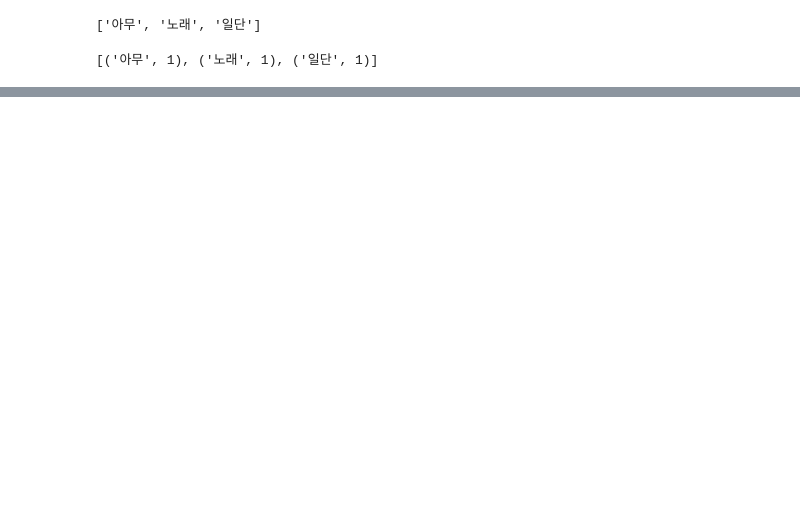
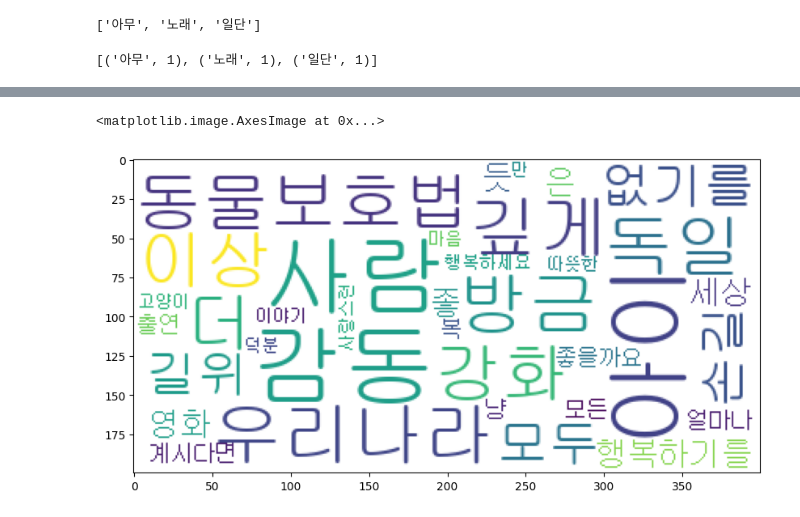
Before and after one commit to one-west/Data_Analyze, a Jupyter notebook: 12장/Example.ipynb, the cells around one changed output, grey strips where cells are left out. Drawn from its saved outputs; the diff is of its cells as text; code cells hidden in the pictures; blank space fills up the shorter version.

```diff
--- a/12장/Example.ipynb
+++ b/12장/Example.ipynb
@@ -128,0 +257,3 @@ from wordcloud import WordCloud
+# %%
+dict_df = pd.read_csv("../resources/12장/comment_rank.csv")
+dict_df.head()
@@ -128,0 +320,6 @@ from wordcloud import WordCloud
+# %%
+# 고양이 집사 데이터만 추출하기
+okt = Okt()
+
+cat_df = dict_df[dict_df.movie == "고양이 집사"]
+cat_df
@@ -128,0 +340,12 @@ from wordcloud import WordCloud
+# %%
+# 리뷰 분석
+temp_list = []
+for sentence in cat_df["comment"]:
+    s_list = okt.pos(sentence)
+    for word, tag in s_list:
+        if tag in ["Noun", "Adjective"]:
+            temp_list.append(word)
+
+counts = collections.Counter(temp_list)  # 동일한 값의 빈도수
+tag = counts.most_common(50)  # 가장 빈도 수가 많은 순서대로 n개 추출
+tag
@@ -128,0 +370,17 @@ from wordcloud import WordCloud
+# %%
+# 딕셔너리 변환환
+
+tag_dic = {}
+for k, v in tag:
+    tag_dic[k] = v
+# %%
+# 위드클라우드 시각화
+
+wc = WordCloud(font_path=font_path, background_color="white", max_font_size=60)
+cloud = wc.generate_from_frequencies(tag_dic)
+
+plt.figure(figsize=(10, 8))
+plt.imshow(cloud)
+# %% [output]
+<matplotlib.image.AxesImage at 0x...>
+[figure, added]
```
Also changed, not shown: parts of 19 cells of this notebook, 1 other file.
